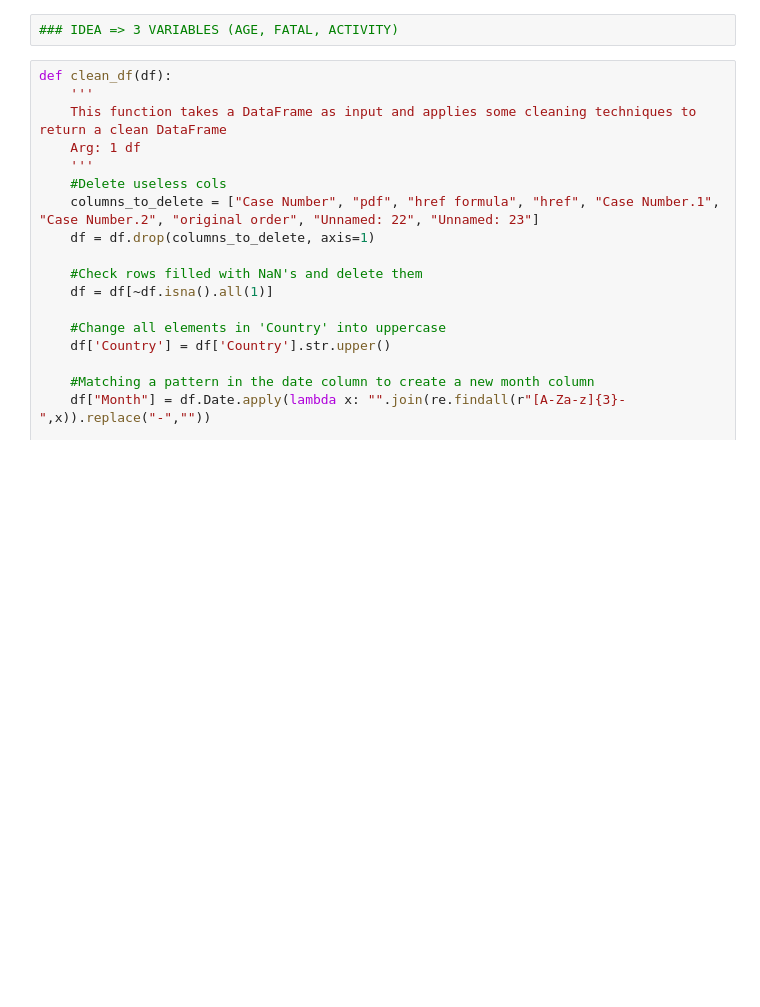
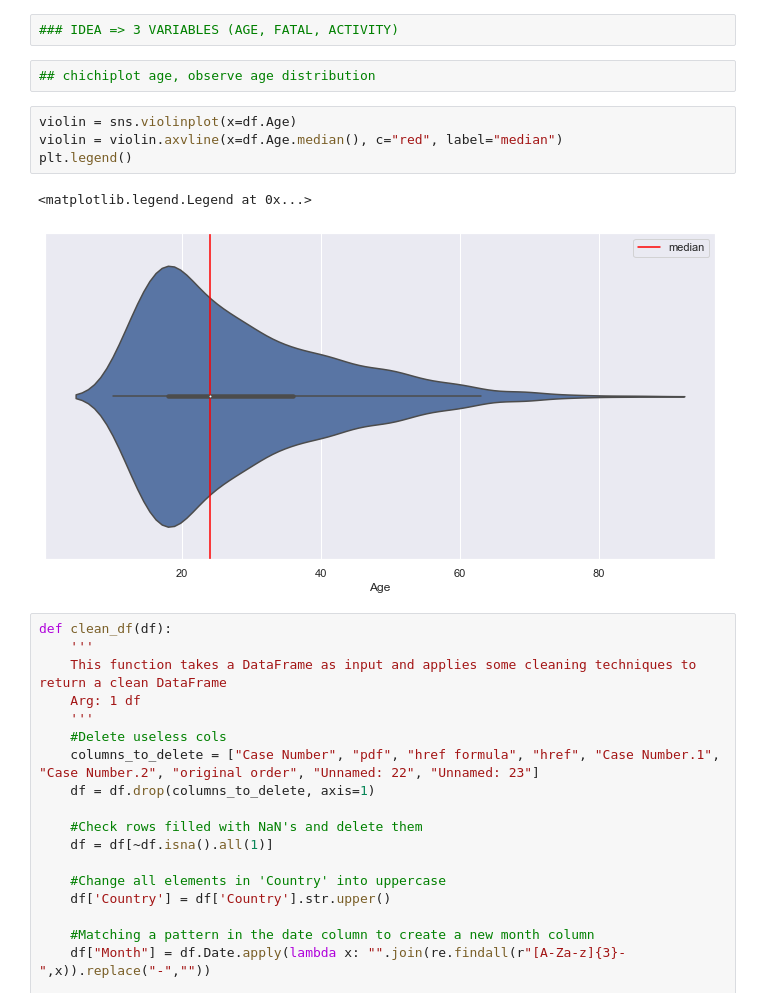
Before and after one commit to Peter-Berna/shark-attacks-data-cleaning, a Jupyter notebook: src/main.ipynb, the cells around one changed output. Cells and saved outputs as stored; diff of their text form; blank space fills up the shorter version.

Commit message:
Violin plot

```diff
--- a/src/main.ipynb
+++ b/src/main.ipynb
@@ -155,6 +155,15 @@ sns.histplot(x=months, data=df_month, hue='Country_tag', multiple="stack")
 [figure]
 # %%
 ### IDEA => 3 VARIABLES (AGE, FATAL, ACTIVITY)
+# %%
+## chichiplot age, observe age distribution
+# %%
+violin = sns.violinplot(x=df.Age)
+violin = violin.axvline(x=df.Age.median(), c="red", label="median")
+plt.legend()
+# %% [output]
+<matplotlib.legend.Legend at 0x...>
+[figure, added]
 # %%
 def clean_df(df):
     '''
```
